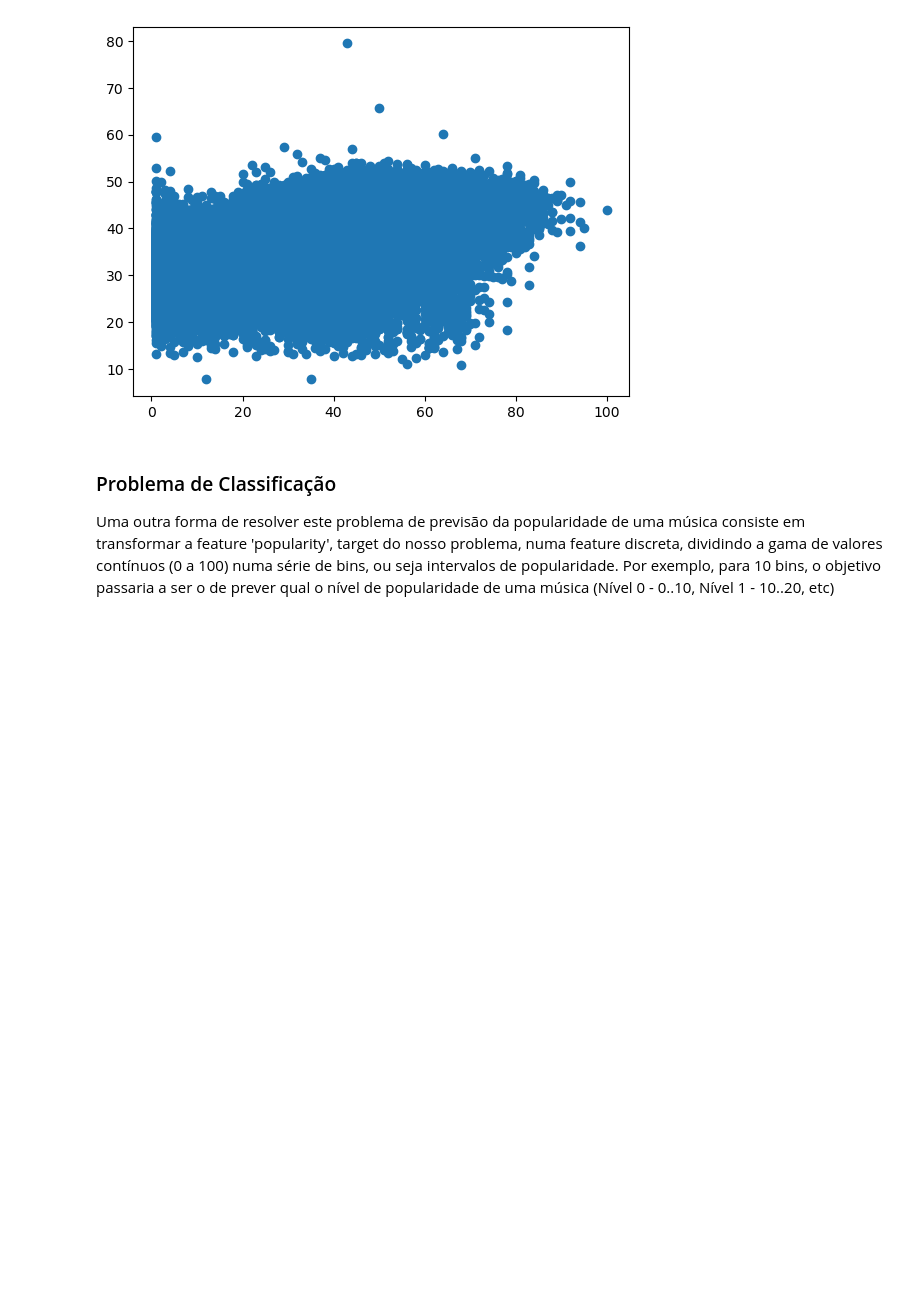
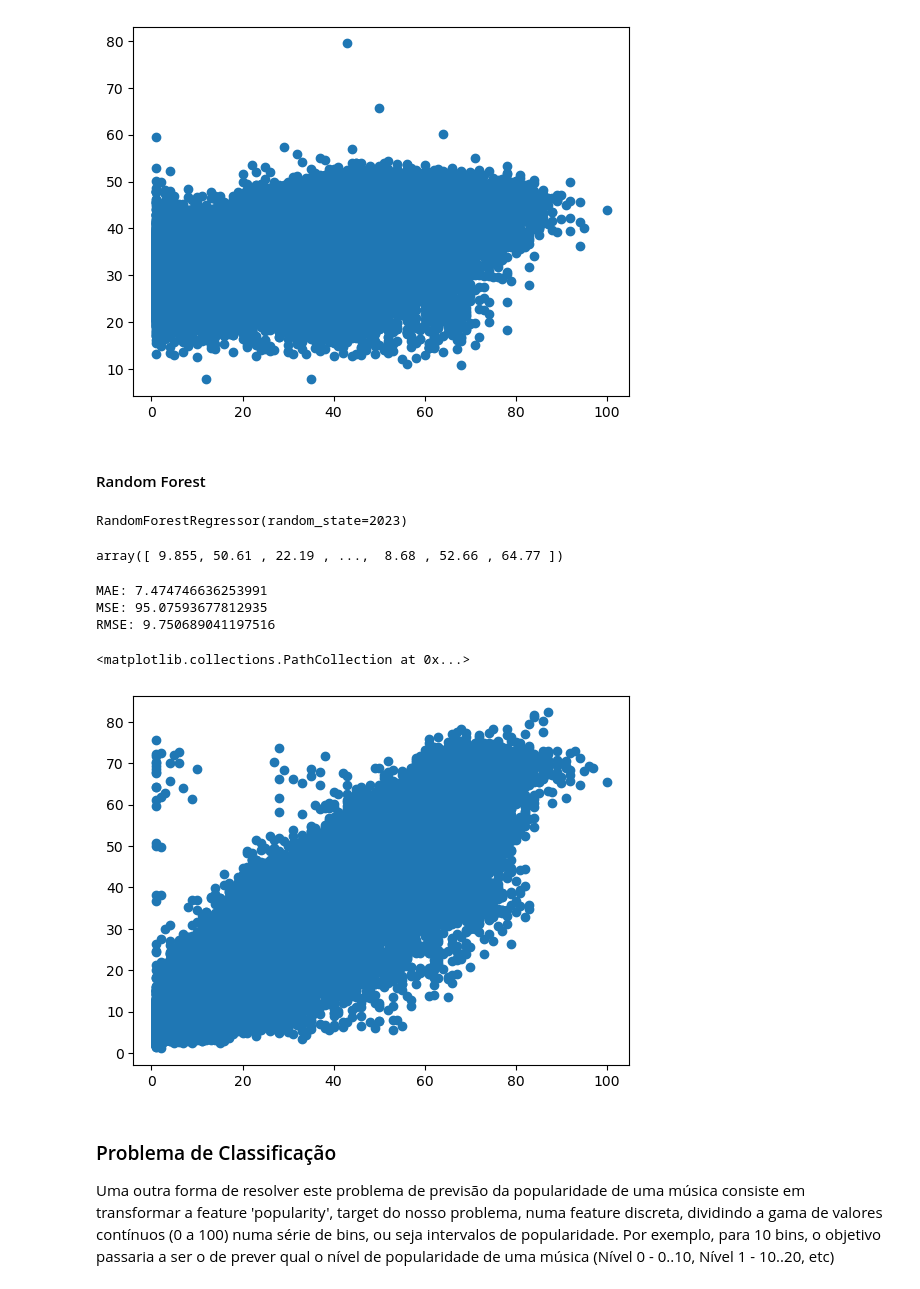
Before and after one commit to jpgoncalves13/DAA, a Jupyter notebook: DatasetGrupoNovo/dataset_grupo_tratamento_modelacao.ipynb, the cells around one changed output. Drawn from its saved outputs; the diff is of its cells as text; code cells hidden in the pictures; blank space fills up the shorter version.

Commit message:
Adicionado Random Forest

```diff
--- a/DatasetGrupoNovo/dataset_grupo_tratamento_modelacao.ipynb
+++ b/DatasetGrupoNovo/dataset_grupo_tratamento_modelacao.ipynb
@@ -879,6 +870,32 @@ plt.scatter(y_test, pred)
 # %% [output]
 <matplotlib.collections.PathCollection at 0x...>
 [figure]
+# %% [markdown]
+#### Random Forest
+# %%
+rf = RandomForestRegressor(n_estimators=100, random_state=2023)
+# %%
+rf.fit(X_train, y_train)
+# %% [output]
+RandomForestRegressor(random_state=2023)
+# %%
+pred = rf.predict(X_test)
+pred
+# %% [output]
+array([ 9.855, 50.61 , 22.19 , ...,  8.68 , 52.66 , 64.77 ])
+# %%
+print('MAE:', metrics.mean_absolute_error(y_test, pred))
+print('MSE:', metrics.mean_squared_error(y_test, pred))
+print('RMSE:', np.sqrt(metrics.mean_squared_error(y_test, pred)))
+# %% [output]
+MAE: 7.474746636253991
+MSE: 95.07593677812935
+RMSE: 9.750689041197516
+# %%
+plt.scatter(y_test, pred)
+# %% [output]
+<matplotlib.collections.PathCollection at 0x...>
+[figure, added]
 # %% [markdown]
 ### Problema de Classificação
 
```
Also changed, not shown: parts of 5 cells of this notebook.
